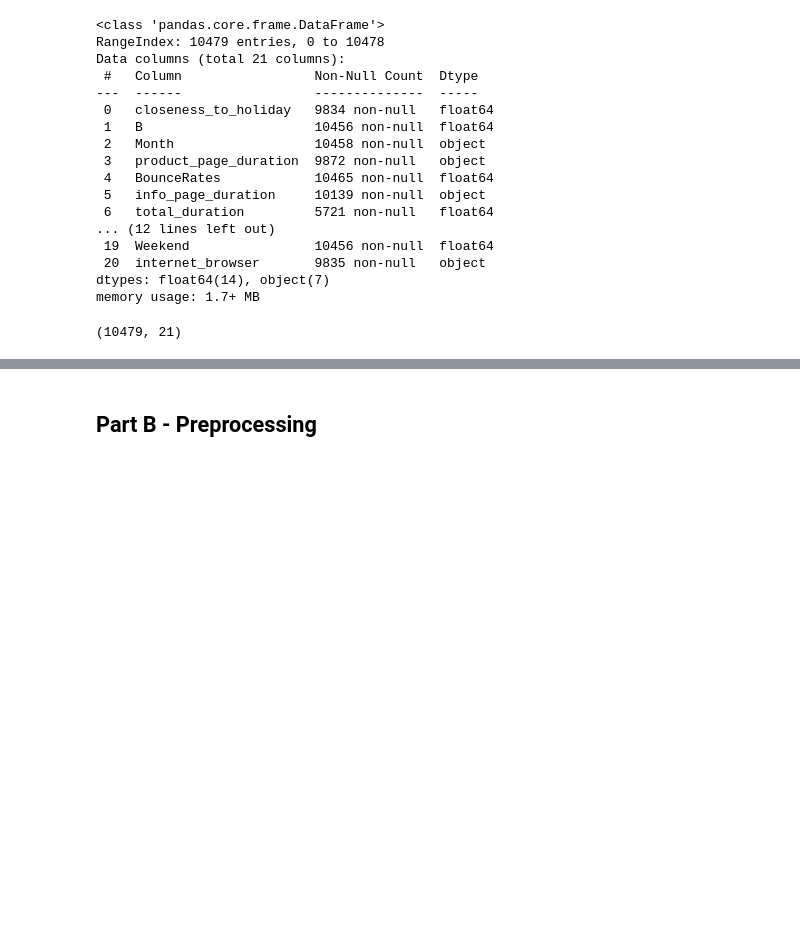
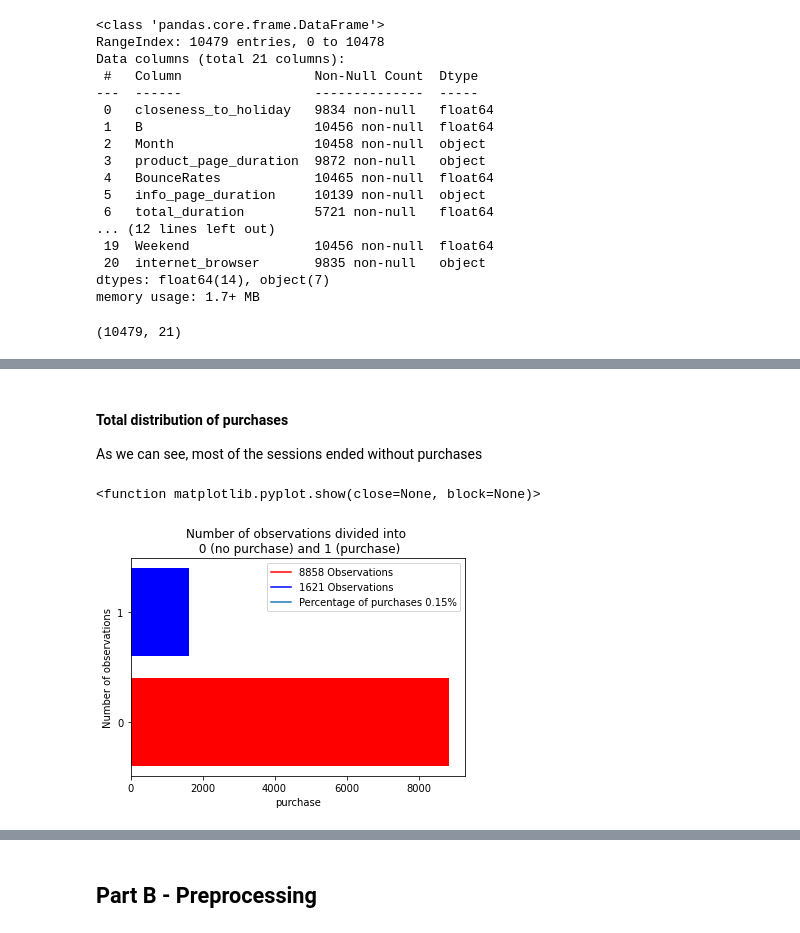
Before and after one commit to daniellepidt/ecommerce-machine-learning, a Jupyter notebook: final/Final_Project_ML_group7.ipynb, the cells around one changed output, grey strips where cells are left out. Drawn from its saved outputs; the diff is of its cells as text; code cells hidden in the pictures; blank space fills up the shorter version.

```diff
--- a/final/Final_Project_ML_group7.ipynb
+++ b/final/Final_Project_ML_group7.ipynb
@@ -596,0 +116,26 @@ continuous_results_by_column(data, "id")
+# %% [markdown]
+#### Total distribution of purchases
+
+As we can see, most of the sessions ended without purchases
+# %%
+zero_df = data[data['purchase']==0]
+zero_num = zero_df["id"].shape[0]
+one_df = data[data['purchase']==1]
+one_num = one_df["id"].shape[0]
+total_num = data.shape[0]
+one_per = round(one_num/ total_num, 2)
+plt.figure()
+names = ['0', '1']
+values = [zero_num, one_num]
+plt.barh(names, values, color=['red','blue'])
+plt.plot([0, 0], [0, 0], color='red', linestyle='-', label='%d Observations' % zero_num)
+plt.plot([0, 0], [0, 0], color='blue', linestyle='-', label='%d Observations' % one_num)
+plt.plot([0, 0], [0, 0], label='Percentage of purchases %.2f' % one_per + '%')
+plt.xlabel('purchase')
+plt.ylabel('Number of observations')
+plt.title('Number of observations divided into \n 0 (no purchase) and 1 (purchase)')
+plt.legend()
+plt.show
+# %% [output]
+<function matplotlib.pyplot.show(close=None, block=None)>
+[figure, added]
```
Also changed, not shown: parts of 157 cells of this notebook.
